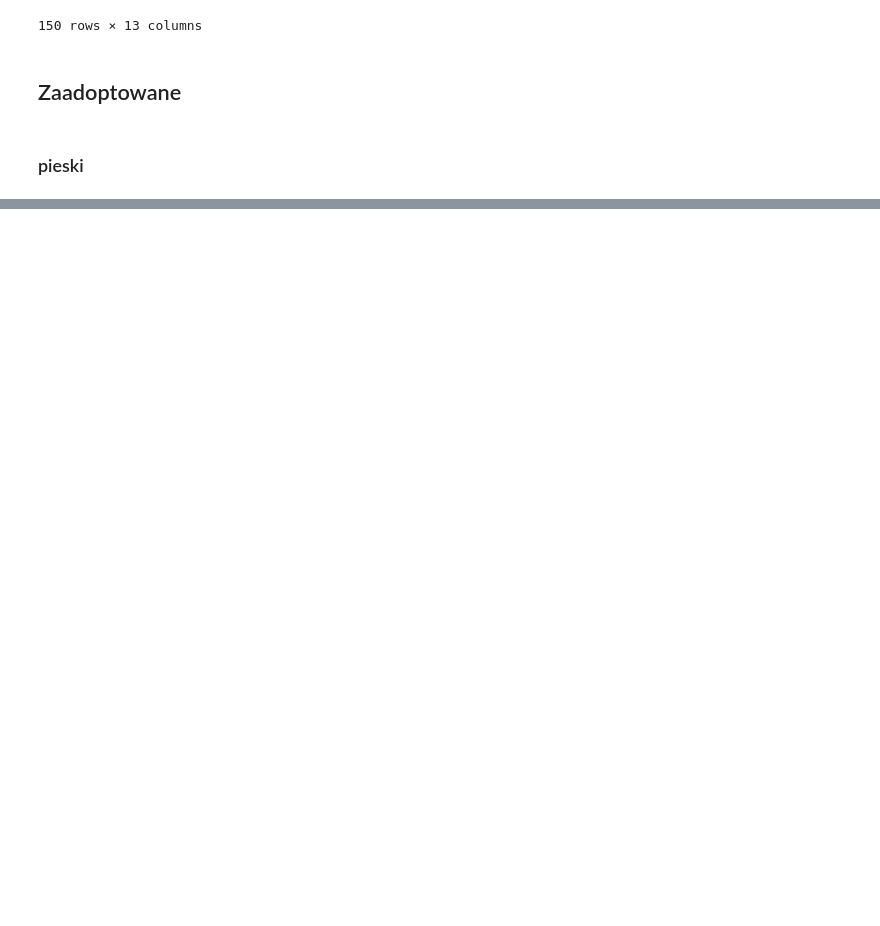
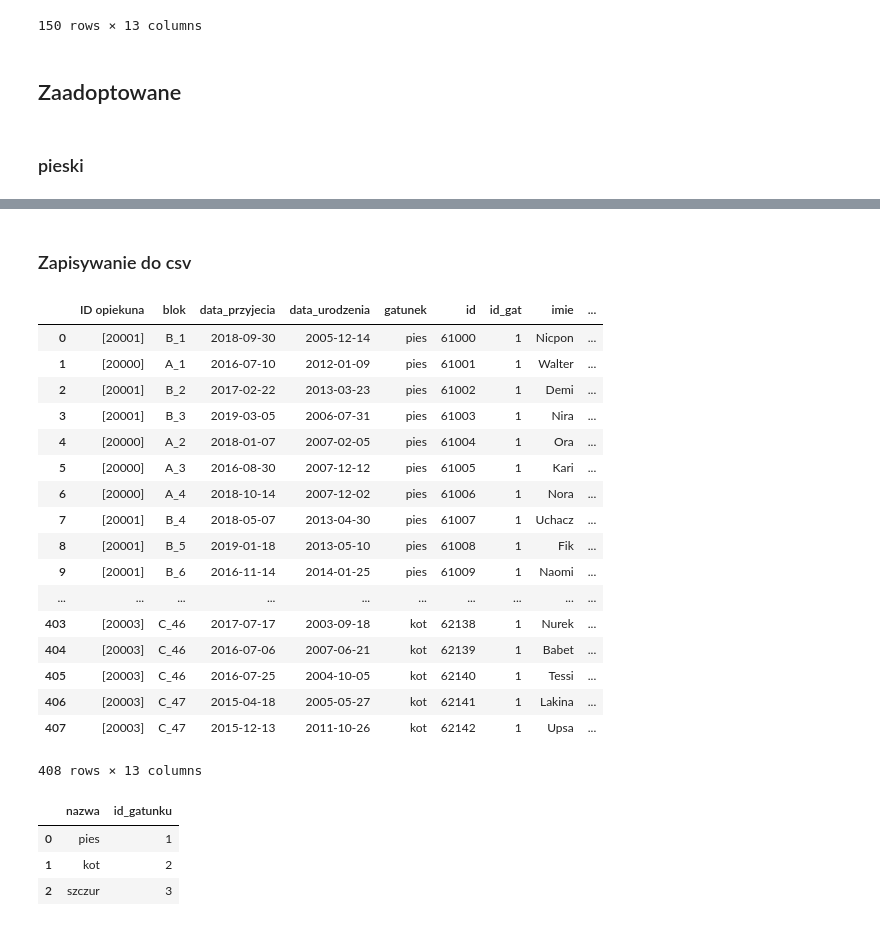
Before and after one commit to Karosemi/Dogs_and_cats, a Jupyter notebook: Dane_dla_schroniska.ipynb, the cells around one changed output, grey strips where cells are left out. Drawn from its saved outputs; the diff is of its cells as text; code cells hidden in the pictures; blank space fills up the shorter version.

```diff
--- a/Dane_dla_schroniska.ipynb
+++ b/Dane_dla_schroniska.ipynb
@@ -1213,0 +1670,45 @@ for i in range(len_dog, len_dog+len_ad):
+# %% [markdown]
+### Zapisywanie do csv
+# %%
+df_info = pd.DataFrame(informacje)
+df_info.to_csv(r'.\dane\informacje.csv')
+df_gat = pd.DataFrame(gatunki)
+df_gat.to_csv(r'.\dane\gatunki.csv')
+df_schr = pd.DataFrame(zwierz_schr)
+df_schr.to_csv(r'.\dane\zwierz_schr.csv')
+df_byle = pd.DataFrame(zwierz_byle)
+df_byle.to_csv(r'.\dane\zwierz_byle.csv')
+df_adop = pd.DataFrame(adoptujace)
+df_adop.to_csv(r'.\dane\adoptujace.csv')
+df_hist = pd.DataFrame(hist_zdr)
+df_hist.to_csv(r'.\dane\hist_zdr.csv')
+df_trans = pd.DataFrame(transakcje)
+df_trans.to_csv(r'.\dane\transakcje.csv')
+# %%
+df_info
+# %% [output]
+|  | ID opiekuna | blok | data_przyjecia | data_urodzenia | gatunek | id | id_gat | imie | ... |
+| 0 | [20001] | B_1 | 2018-09-30 | 2005-12-14 | pies | 61000 | 1 | Nicpon | ... |
+| 1 | [20000] | A_1 | 2016-07-10 | 2012-01-09 | pies | 61001 | 1 | Walter | ... |
+| 2 | [20001] | B_2 | 2017-02-22 | 2013-03-23 | pies | 61002 | 1 | Demi | ... |
+| 3 | [20001] | B_3 | 2019-03-05 | 2006-07-31 | pies | 61003 | 1 | Nira | ... |
+| 4 | [20000] | A_2 | 2018-01-07 | 2007-02-05 | pies | 61004 | 1 | Ora | ... |
+| 5 | [20000] | A_3 | 2016-08-30 | 2007-12-12 | pies | 61005 | 1 | Kari | ... |
+| 6 | [20000] | A_4 | 2018-10-14 | 2007-12-02 | pies | 61006 | 1 | Nora | ... |
+| 7 | [20001] | B_4 | 2018-05-07 | 2013-04-30 | pies | 61007 | 1 | Uchacz | ... |
+| 8 | [20001] | B_5 | 2019-01-18 | 2013-05-10 | pies | 61008 | 1 | Fik | ... |
+| 9 | [20001] | B_6 | 2016-11-14 | 2014-01-25 | pies | 61009 | 1 | Naomi | ... |
+| ... | ... | ... | ... | ... | ... | ... | ... | ... | ... |
+| 403 | [20003] | C_46 | 2017-07-17 | 2003-09-18 | kot | 62138 | 1 | Nurek | ... |
+| 404 | [20003] | C_46 | 2016-07-06 | 2007-06-21 | kot | 62139 | 1 | Babet | ... |
+| 405 | [20003] | C_46 | 2016-07-25 | 2004-10-05 | kot | 62140 | 1 | Tessi | ... |
+| 406 | [20003] | C_47 | 2015-04-18 | 2005-05-27 | kot | 62141 | 1 | Lakina | ... |
+| 407 | [20003] | C_47 | 2015-12-13 | 2011-10-26 | kot | 62142 | 1 | Upsa | ... |
+408 rows × 13 columns
+# %%
+df_gat
+# %% [output]
+|  | nazwa | id_gatunku |
+| 0 | pies | 1 |
+| 1 | kot | 2 |
+| 2 | szczur | 3 |
```
Also changed, not shown: parts of 35 cells of this notebook.
